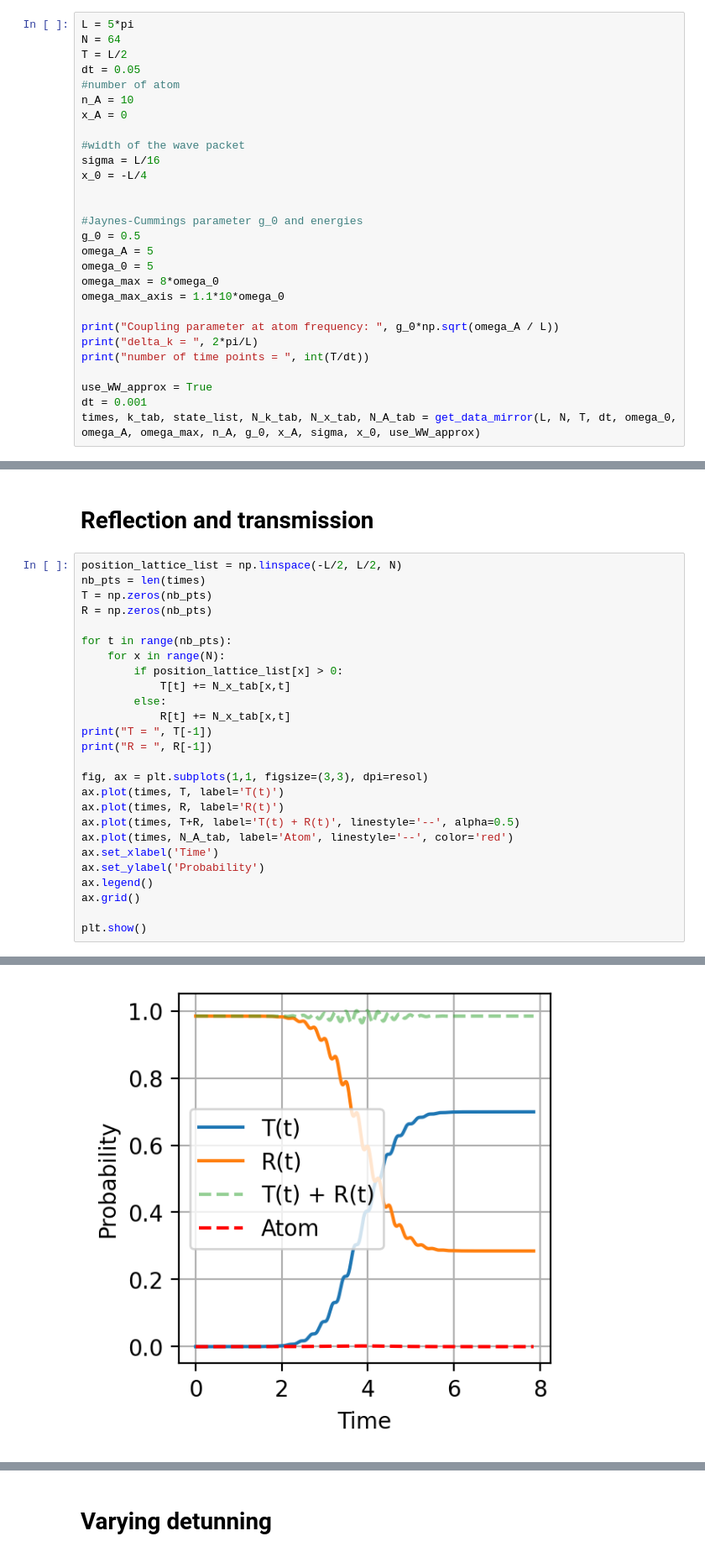
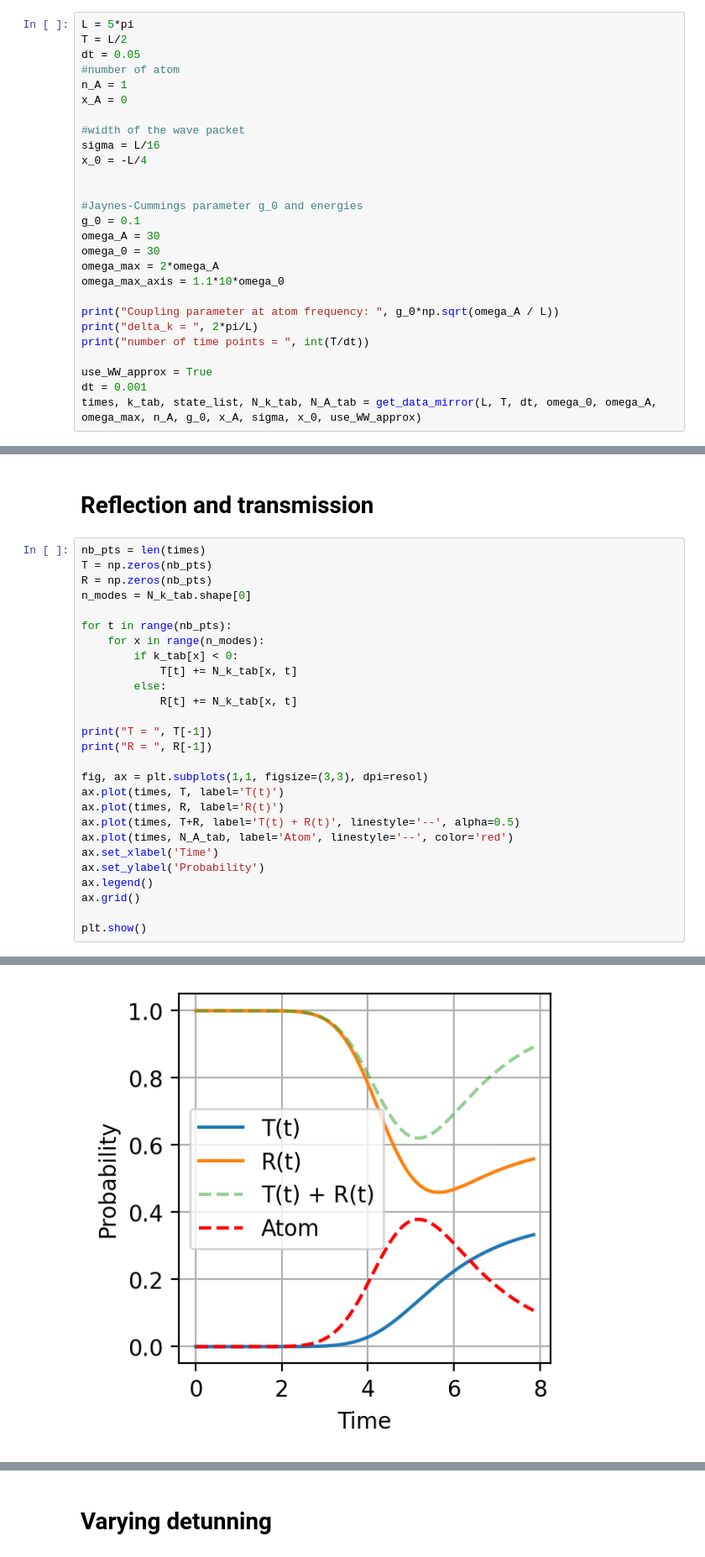
Before and after one commit to rpiron/nii_internship, a Jupyter notebook: single_photon_scattering/mirror_interaction_pic.ipynb, the cells around one changed output, grey strips where cells are left out. Shown at 84% size. Cells and saved outputs as stored; diff of their text form.

```diff
--- a/single_photon_scattering/mirror_interaction_pic.ipynb
+++ b/single_photon_scattering/mirror_interaction_pic.ipynb
@@ -153,11 +141,10 @@ def get_data_mirror(L, N, T, dt, omega_0, omega_A, omega_max, n_A, g_0, x_A, sig
 Test the function
 # %%
 L = 5*pi
-N = 64
 T = L/2
 dt = 0.05
 #number of atom
-n_A = 10
+n_A = 1
 x_A = 0
 
 #width of the wave packet
@@ -166,10 +153,10 @@ x_0 = -L/4
 
 
 #Jaynes-Cummings parameter g_0 and energies
-g_0 = 0.5
-omega_A = 5
-omega_0 = 5
-omega_max = 8*omega_0
+g_0 = 0.1
+omega_A = 30
+omega_0 = 30
+omega_max = 2*omega_A
 omega_max_axis = 1.1*10*omega_0
 
 print("Coupling parameter at atom frequency: ", g_0*np.sqrt(omega_A / L))
@@ -178,5 +165,5 @@ print("number of time points = ", int(T/dt))
 
 use_WW_approx = True
 dt = 0.001
-times, k_tab, state_list, N_k_tab, N_x_tab, N_A_tab = get_data_mirror(L, N, T, dt, omega_0, omega_A, omega_max, n_A, g_0, x_A, sigma, x_0, use_WW_approx)
+times, k_tab, state_list, N_k_tab, N_A_tab = get_data_mirror(L, T, dt, omega_0, omega_A, omega_max, n_A, g_0, x_A, sigma, x_0, use_WW_approx)
 # %% [output]
@@ -273,17 +228,18 @@ ValueError: setting an array element with a sequence. The requested array has an
 # %% [markdown]
 <h1> Reflection and transmission </h1>
 # %%
-position_lattice_list = np.linspace(-L/2, L/2, N)
 nb_pts = len(times)
 T = np.zeros(nb_pts)
 R = np.zeros(nb_pts)
+n_modes = N_k_tab.shape[0]
 
 for t in range(nb_pts):
-    for x in range(N):
-        if position_lattice_list[x] > 0:
-            T[t] += N_x_tab[x,t]
+    for x in range(n_modes):
+        if k_tab[x] < 0:
+            T[t] += N_k_tab[x, t]
         else:
-            R[t] += N_x_tab[x,t]
+            R[t] += N_k_tab[x, t]
+
 print("T = ", T[-1])
 print("R = ", R[-1])
 
@@ -304 +260 @@ R =  0.28507621126908916
-[figure, old version]
+[figure, new version]
```
Also changed, not shown: parts of 9 cells of this notebook, 6 other files.
